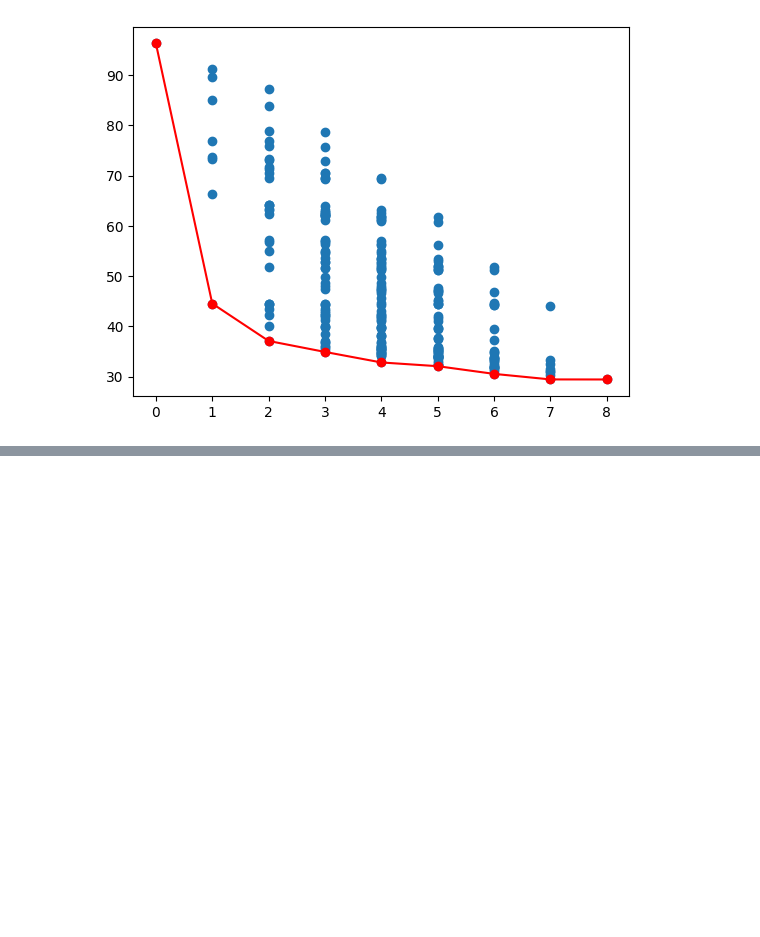
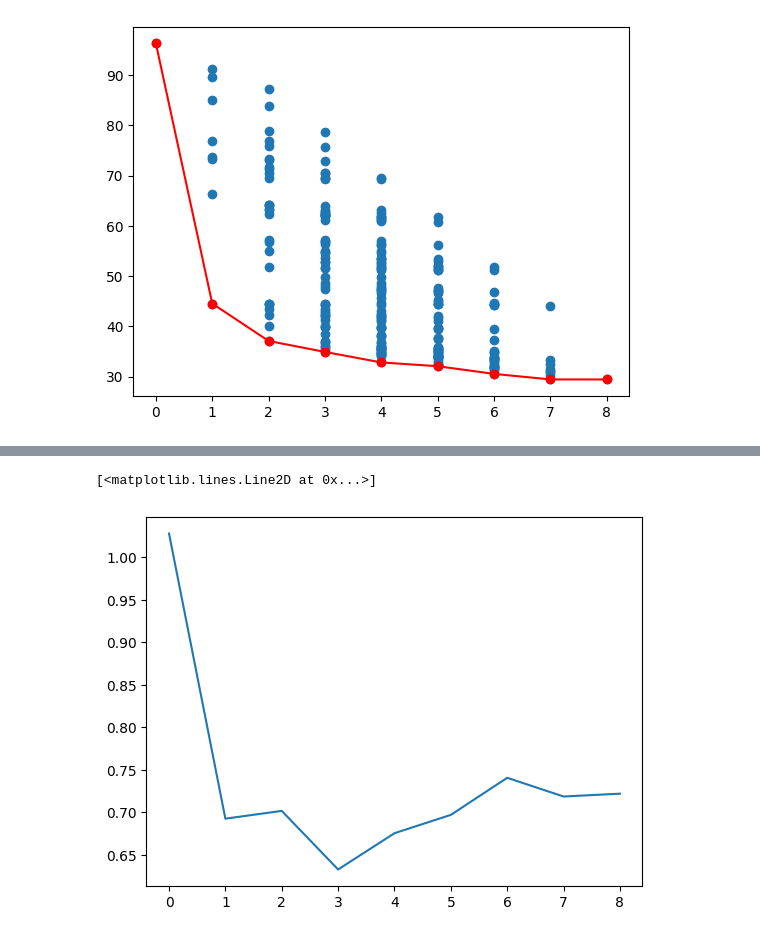
Before and after one commit to gonarec/statistical_learn, a Jupyter notebook: sl-ex3-prostatecancer-arragoni.ipynb, the cells around one changed output, grey strips where cells are left out. Cells and saved outputs as stored; diff of their text form; code cells hidden in the pictures; blank space fills up the shorter version.

```diff
--- a/sl-ex3-prostatecancer-arragoni.ipynb
+++ b/sl-ex3-prostatecancer-arragoni.ipynb
@@ -182,0 +228,5 @@ plot_criteria(models_NVars,models_SSR_train)
+# %%
+plt.plot(modelsFS_RMSE_test)
+# %% [output]
+[<matplotlib.lines.Line2D at 0x...>]
+[figure, added]
```
Also changed, not shown: parts of 9 cells of this notebook.
